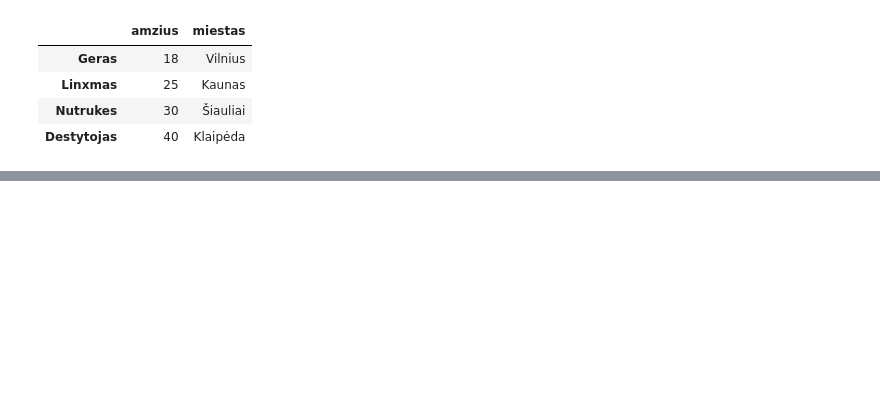
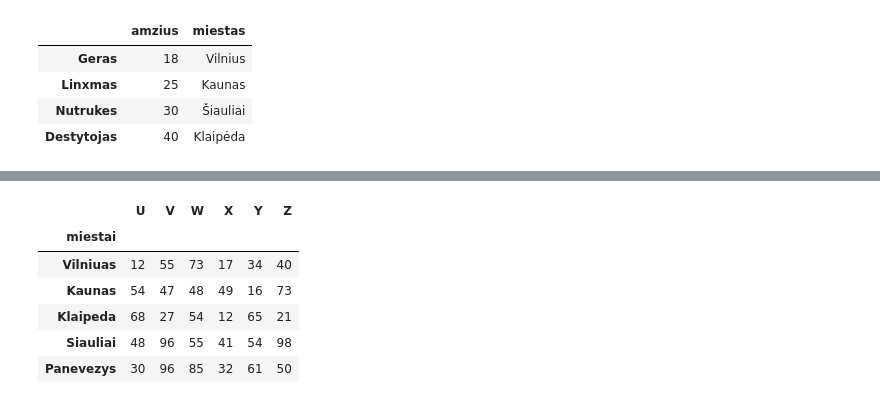
Before and after one commit to infohata/course-python-basic, a Jupyter notebook: PTU16_live/da_pandas.ipynb, the cells around one changed output, grey strips where cells are left out. Cells and saved outputs as stored; diff of their text form; code cells hidden in the pictures; blank space fills up the shorter version.

```diff
--- a/PTU16_live/da_pandas.ipynb
+++ b/PTU16_live/da_pandas.ipynb
@@ -251,0 +255,10 @@ NameError: name 'pd' is not defined
+# %%
+df_randint
+# %% [output]
+|  | U | V | W | X | Y | Z |
+| miestai |  |  |  |  |  |  |
+| Vilniuas | 12 | 55 | 73 | 17 | 34 | 40 |
+| Kaunas | 54 | 47 | 48 | 49 | 16 | 73 |
+| Klaipeda | 68 | 27 | 54 | 12 | 65 | 21 |
+| Siauliai | 48 | 96 | 55 | 41 | 54 | 98 |
+| Panevezys | 30 | 96 | 85 | 32 | 61 | 50 |
```
Also changed, not shown: parts of 33 cells of this notebook.
